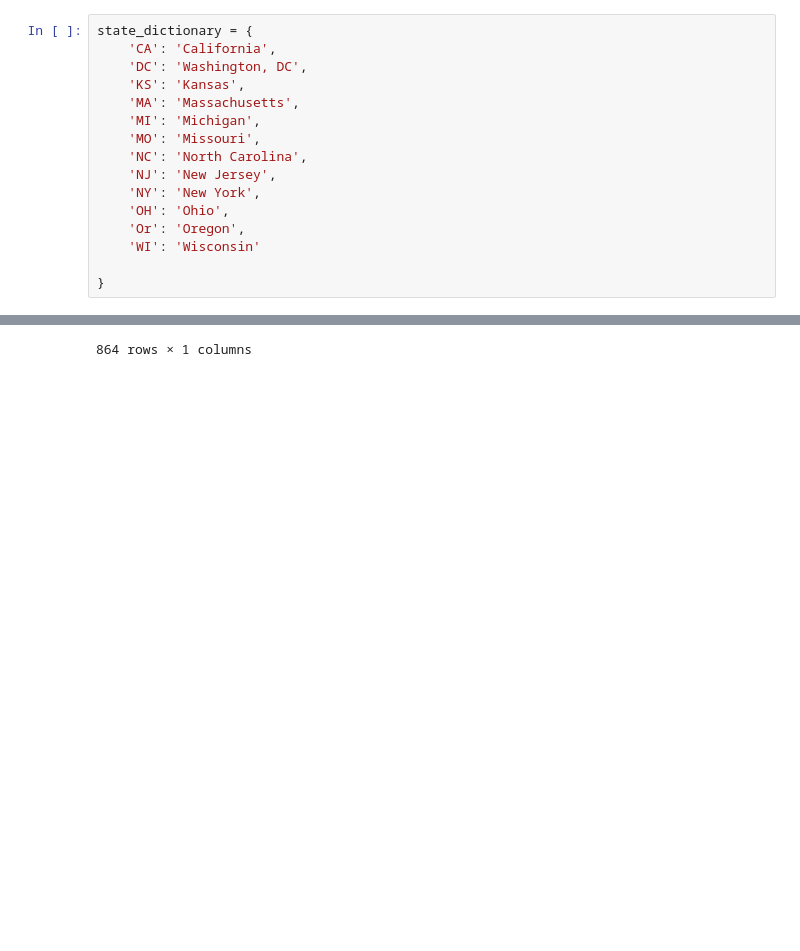
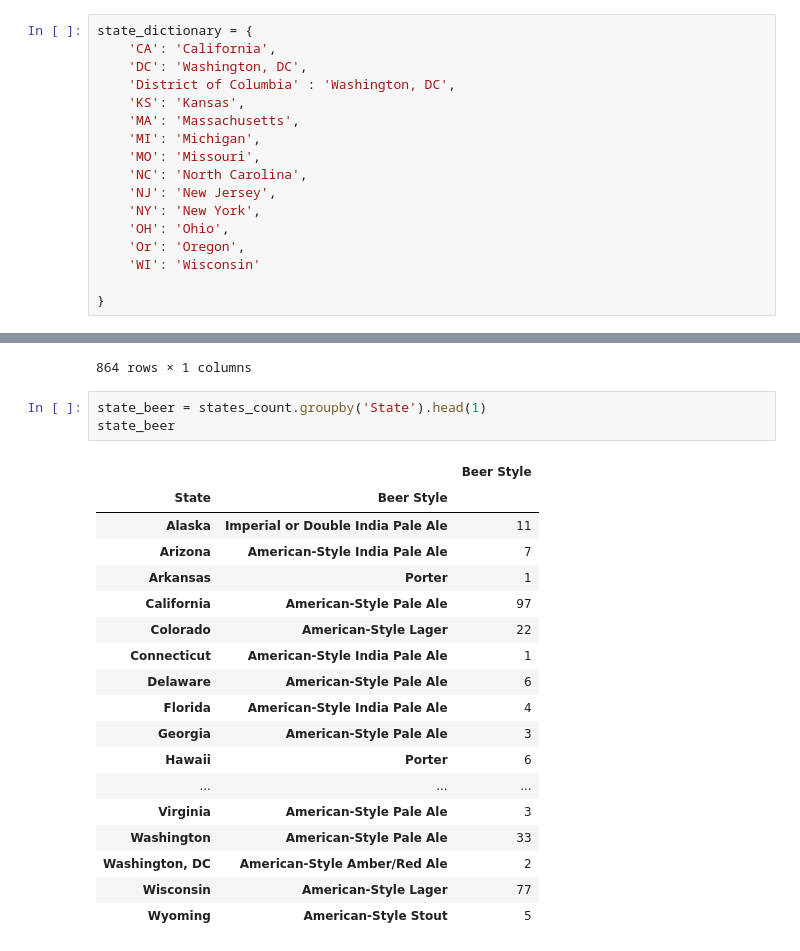
Before and after one commit to a-prospero/strange_brew, a Jupyter notebook: beer_style.ipynb, the cells around one changed output, grey strips where cells are left out. Saved outputs shown, nothing was run; the diff lists cells and outputs as text; blank space fills up the shorter version.

Commit message:
got state and national beer styles

```diff
--- a/beer_style.ipynb
+++ b/beer_style.ipynb
@@ -137,6 +137,7 @@ USA
 state_dictionary = {
     'CA': 'California',
     'DC': 'Washington, DC',
+    'District of Columbia' : 'Washington, DC',
     'KS': 'Kansas',
     'MA': 'Massachusetts',
     'MI': 'Michigan',
@@ -199,3 +200,25 @@ states_count.rename(columns = {'State': 'State', 'Beer Style': 'Beer Style', 'Be
 |  | Porter | 1 |
 |  | South German-Style Hefeweizen | 1 |
 864 rows × 1 columns
+# %%
+state_beer = states_count.groupby('State').head(1)
+state_beer
+# %% [output]
+|  |  | Beer Style |
+| State | Beer Style |  |
+| Alaska | Imperial or Double India Pale Ale | 11 |
+| Arizona | American-Style India Pale Ale | 7 |
+| Arkansas | Porter | 1 |
+| California | American-Style Pale Ale | 97 |
+| Colorado | American-Style Lager | 22 |
+| Connecticut | American-Style India Pale Ale | 1 |
+| Delaware | American-Style Pale Ale | 6 |
+| Florida | American-Style India Pale Ale | 4 |
+| Georgia | American-Style Pale Ale | 3 |
+| Hawaii | Porter | 6 |
+| ... | ... | ... |
+| Virginia | American-Style Pale Ale | 3 |
+| Washington | American-Style Pale Ale | 33 |
+| Washington, DC | American-Style Amber/Red Ale | 2 |
+| Wisconsin | American-Style Lager | 77 |
+| Wyoming | American-Style Stout | 5 |
```
Also changed, not shown: parts of 2 cells of this notebook.
